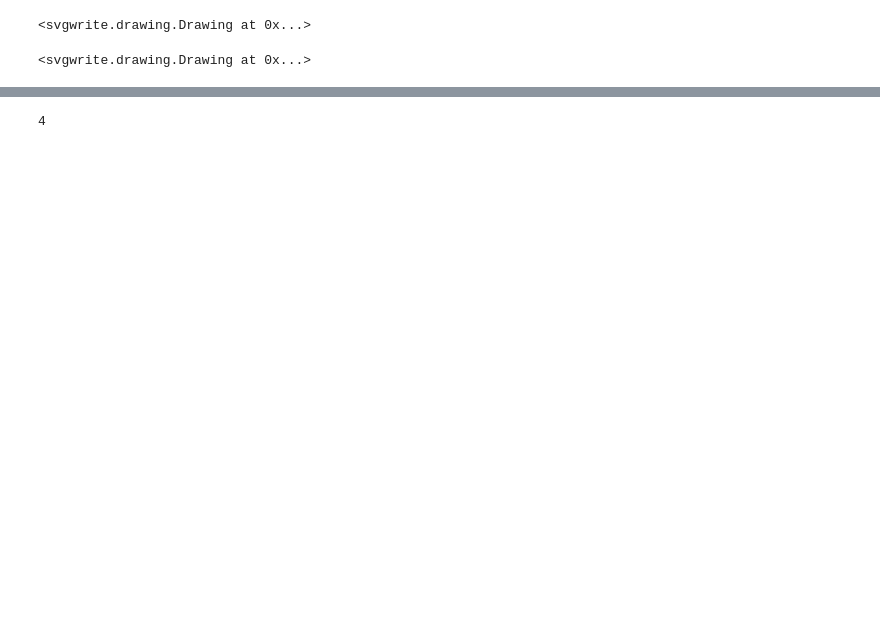
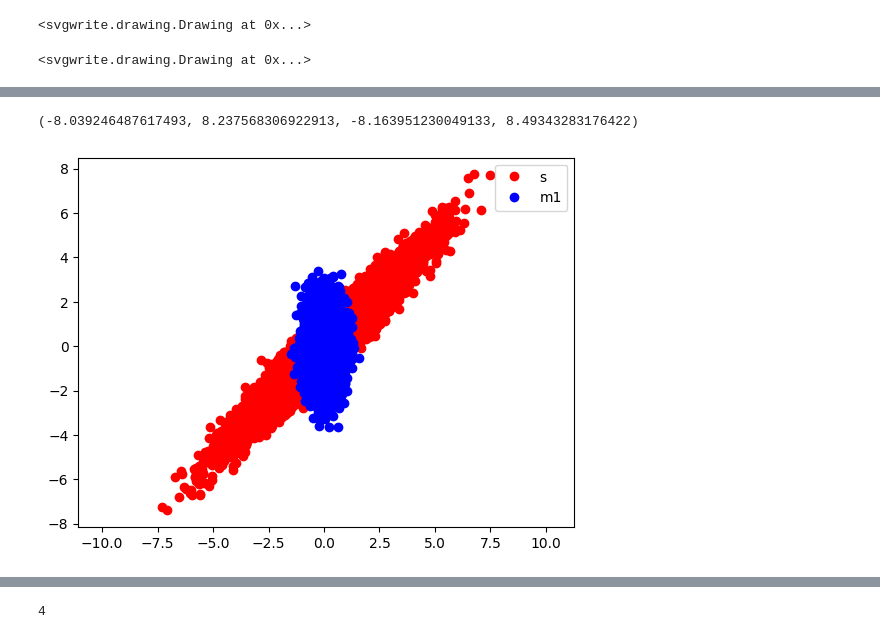
Before and after one commit to AmAmIyA-Q/CM-Model, a Jupyter notebook: CollisionModel_test.ipynb, the cells around one changed output, grey strips where cells are left out. Drawn from its saved outputs; the diff is of its cells as text; code cells hidden in the pictures; blank space fills up the shorter version.

```diff
--- a/CollisionModel_test.ipynb
+++ b/CollisionModel_test.ipynb
@@ -119,0 +115,11 @@ e_xp:  [[ 1.5402956  -0.9968549   1.3447788  ... -0.68585247  0.6836393
+# %%
+import matplotlib.pyplot as plt
+plt.plot(s_xj, s_xk, 'ro', label='s')
+plt.plot(m_xp[0], m_xp[1], 'bo', label='m1')
+# plt.plot(m_xp[2], m_xp[3], 'o', label='m2')
+# plt.plot(e_xp[0], e_xp[1], 'go', label='e1')
+plt.legend()
+plt.axis('equal')
+# %% [output]
+(-8.039246487617493, 8.237568306922913, -8.163951230049133, 8.49343283176422)
+[figure, added]
```
Also changed, not shown: parts of 11 cells of this notebook, 57 other files.
